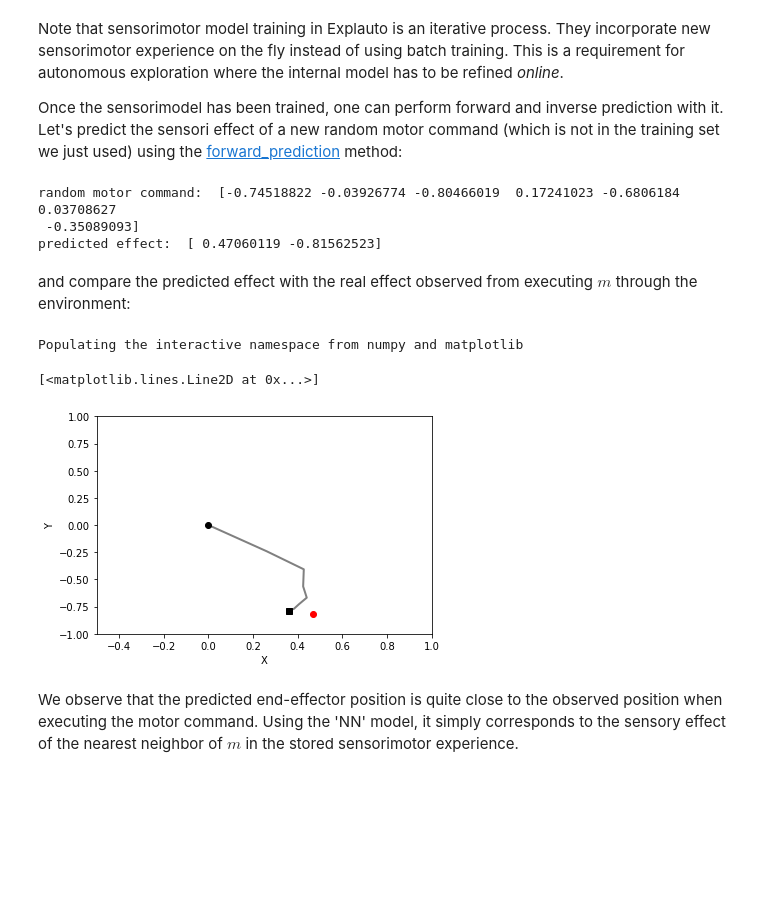
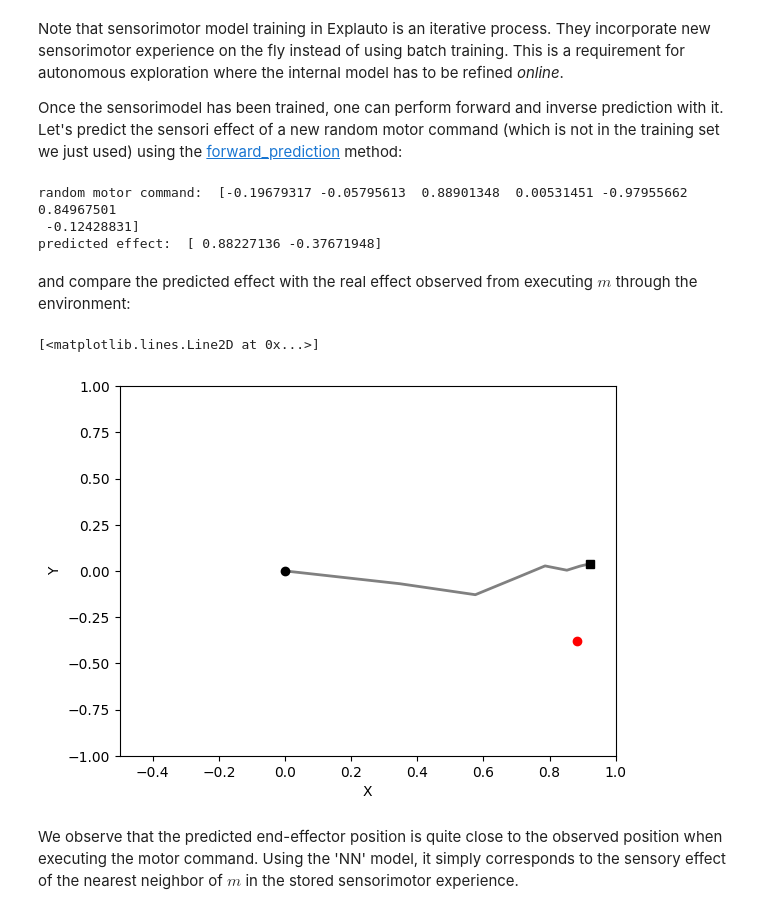
Before and after one commit to CatherineHenry/explauto, a Jupyter notebook: notebook/full_tutorial.ipynb, the cells around one changed output. Saved outputs shown, nothing was run; the diff lists cells and outputs as text; code cells hidden in the pictures; blank space fills up the shorter version.

```diff
--- a/notebook/full_tutorial.ipynb
+++ b/notebook/full_tutorial.ipynb
@@ -90,8 +89,7 @@ motor_configurations = environment.random_motors(n=10)
 Let's for example plot 10 random arm configurations:
 # %%
 # Create the axes for plotting::
-%pylab inline
-ax = axes()
+ax = plt.axes()
 
 # Plotting 10 random motor configurations:
 for m in motor_configurations:
@@ -190,21 +184,19 @@ s_pred = sm_model.forward_prediction(m)
 print('random motor command: ', m)
 print('predicted effect: ', s_pred)
 # %% [output]
-random motor command:  [-0.74518822 -0.03926774 -0.80466019  0.17241023 -0.6806184   0.03708627
- -0.35089093]
-predicted effect:  [ 0.47060119 -0.81562523]
+random motor command:  [-0.19679317 -0.05795613  0.88901348  0.00531451 -0.97955662  0.84967501
+ -0.12428831]
+predicted effect:  [ 0.88227136 -0.37671948]
 # %% [markdown]
 and compare the predicted effect with the real effect observed from executing $m$ through the environment:
 # %%
-%pylab inline
-ax = axes()
+ax = plt.axes()
 
 environment.plot_arm(ax, m)
 ax.plot(*s_pred, marker='o', color='red')
 # %% [output]
-Populating the interactive namespace from numpy and matplotlib
+[<matplotlib.lines.Line2D at 0x...>]
-[<matplotlib.lines.Line2D at 0x...>]
-[figure, old version]
+[figure, new version]
 # %% [markdown]
 We observe that the predicted end-effector position is quite close to the observed position when executing the motor command. Using the 'NN' model, it simply corresponds to the sensory effect of the nearest neighbor of $m$ in the stored sensorimotor experience.
 # %% [markdown]
```
Also changed, not shown: parts of 20 cells of this notebook, 16 other files.
